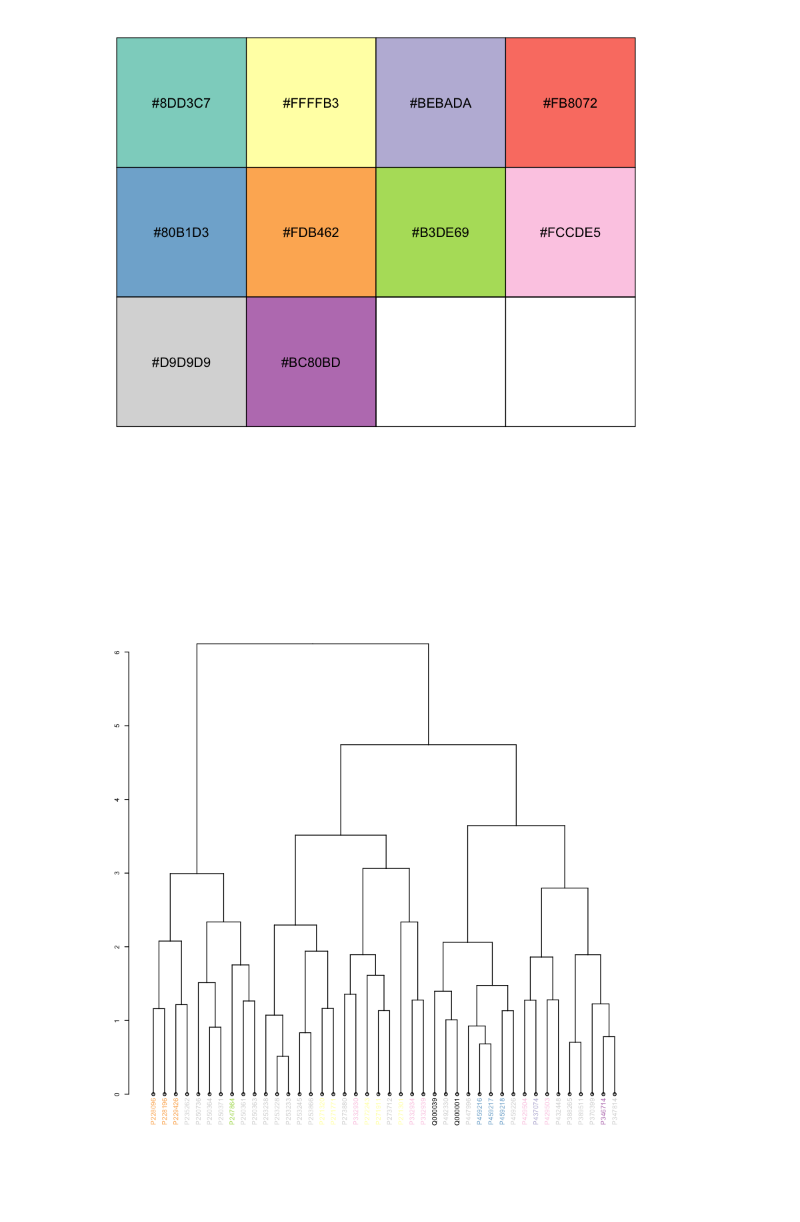
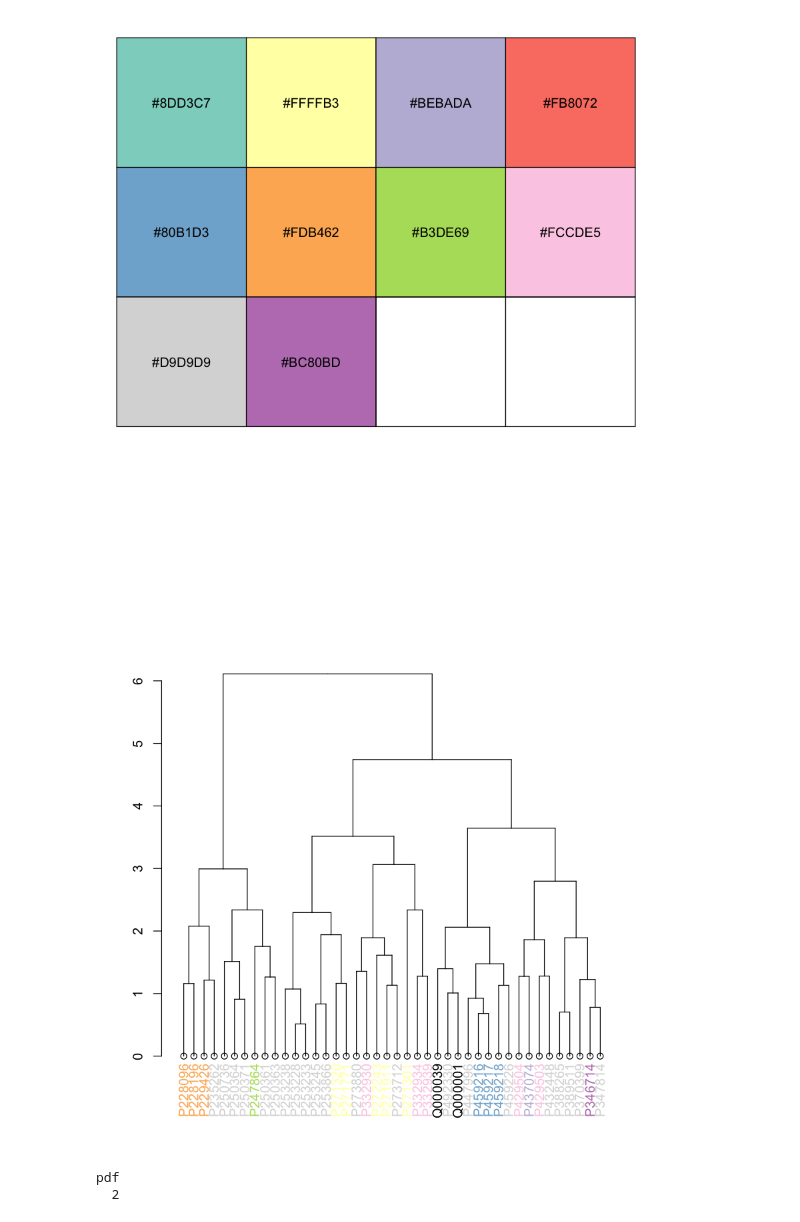
Before and after one commit to ErinBecker/digital-humanities-phylogenetics, a Jupyter notebook: scripts/05_analyze_DTM_R.ipynb, the cells around one changed output. Saved outputs shown, nothing was run; the diff lists cells and outputs as text; code cells hidden in the pictures; blank space fills up the shorter version.

Commit message:
update plot label size and add data

```diff
--- a/scripts/05_analyze_DTM_R.ipynb
+++ b/scripts/05_analyze_DTM_R.ipynb
@@ -785,27 +785,30 @@ dtm_df = merge(dtm_df, metadata, by = "document")
 # %%
 labelCol = function(x) {
   if (is.leaf(x)) {
     # fetch label
     label = attr(x, "label")
     # print(label)
     group = metadata[which(metadata$document == label),"provenience"]
     group_col = unname(myPalette[as.character(group)])
 #    attr(x, "nodePar") = list(lab.col = ifelse(label %in% c("A", "B"), "red", "blue"))
     attr(x, "nodePar") = list(lab.col = group_col)
   }
   return(x)
 }
 
 ## apply labelCol on all nodes of the dendrogram
-par(cex=0.5)
+#par(cex=0.5)
 plot(dendrapply(as.dendrogram(clusters), labelCol))
 # %% [output]
-[figure, old version]
+[figure, new version]
 # %%
 pdf("../plots/dendrogram_w_provenience.pdf")
-par(cex=0.3)
+#par(cex=0.3)
 plot(dendrapply(as.dendrogram(clusters), labelCol))
 dev.off()
+# %% [output]
+pdf
+  2
 # %%
 # Add colors to dendrogram by period
 numColors = length(levels(factor(metadata$period)))
```
Also changed, not shown: parts of 5 cells of this notebook, 5 other files.
